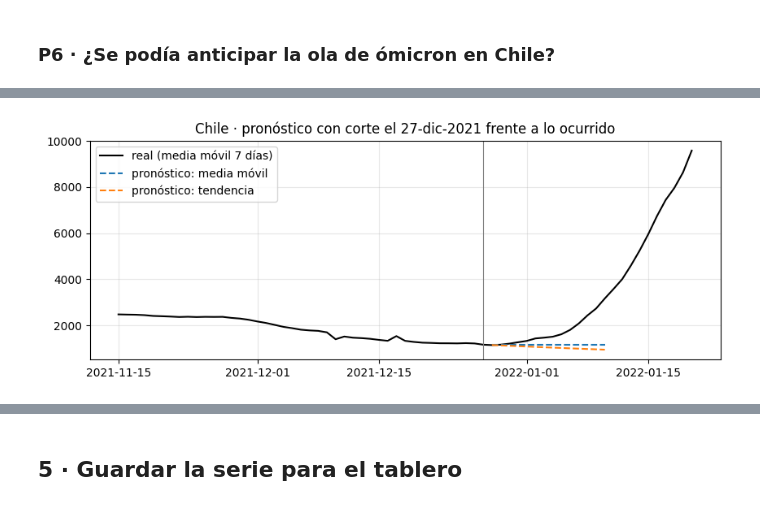
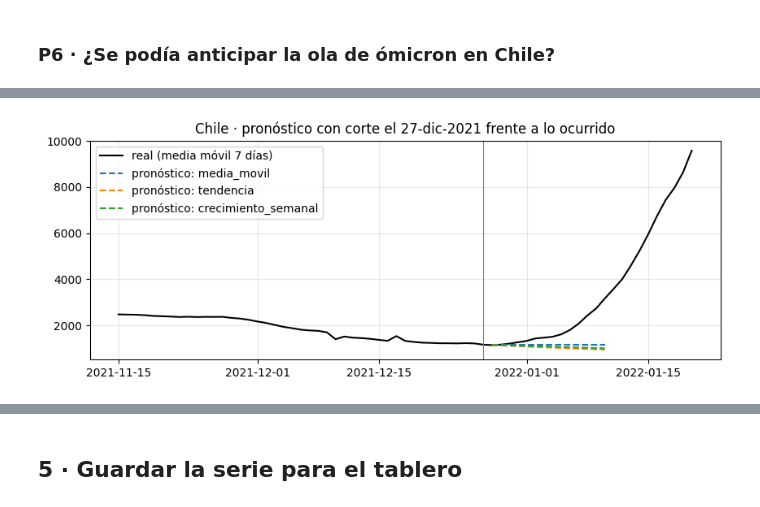
Before and after one commit to facuna-m/proyecto-gestion-datos-2026, a Jupyter notebook: notebooks/04_analisis_prediccion.ipynb, the cells around one changed output, grey strips where cells are left out. Cells and saved outputs as stored; diff of their text form; code cells hidden in the pictures.

Commit message:
Notebooks 04 a 07: alerta calibrada, tres modelos de pronóstico, fuentes externas, segmentación y protección de datos

```diff
--- a/notebooks/04_analisis_prediccion.ipynb
+++ b/notebooks/04_analisis_prediccion.ipynb
@@ -209,0 +243,6 @@ Episodios de alerta: 10 | falsas alarmas: 1
+# %%
+anticipacion, episodios, falsas = evaluar_alerta(historia, olas_chile)
+tabla_alerta = olas_chile[['inicio', 'fin', 'peak_incidencia_7d']].copy()
+tabla_alerta['dias_de_anticipacion'] = anticipacion
+print('Episodios de alerta:', episodios, '| falsas alarmas:', falsas)
+tabla_alerta
@@ -238,30 +287,37 @@ def pronosticar(territorio, fecha_corte, horizonte=14):
     fecha_corte = pd.Timestamp(fecha_corte)
     s = serie[(serie['territorio'] == territorio) & (serie['fecha'] <= fecha_corte)]   # solo el pasado
     mm7 = s['casos_mm7'].dropna()
+    dias = np.arange(1, horizonte + 1)
 
-    # Modelo base: repetir la última media móvil
-    base = [mm7.iloc[-1]] * horizonte
+    # 1. Media móvil: repetir el último promedio de 7 días
+    media_movil = np.repeat(mm7.iloc[-1], horizonte)
 
-    # Modelo de tendencia: recta sobre el log de las últimas 14 medias móviles
+    # 2. Tendencia: recta sobre el log de las últimas 14 medias móviles
     y = np.log(mm7.tail(14).clip(lower=1))
     x = np.arange(len(y))
     pendiente, intercepto = np.polyfit(x, y, 1)
-    futuro = np.arange(len(y), len(y) + horizonte)
-    tendencia = np.exp(intercepto + pendiente * futuro)
+    tendencia = np.exp(intercepto + pendiente * (len(y) - 1 + dias))
+
+    # 3. Crecimiento semanal: razón entre esta semana y la anterior, limitada a [0,5 ; 2]
+    r = np.clip(mm7.iloc[-1] / max(mm7.iloc[-8], 1), 0.5, 2.0)
+    crecimiento = mm7.iloc[-1] * r ** (dias / 7)
 
     fechas = pd.date_range(fecha_corte + pd.Timedelta(days=1), periods=horizonte)
-    return pd.DataFrame({'fecha': fechas, 'media_movil': np.round(base), 'tendencia': np.round(tendencia)})
+    return pd.DataFrame({'fecha': fechas, 'media_movil': np.round(media_movil),
+                         'tendencia': np.round(tendencia), 'crecimiento_semanal': np.round(crecimiento)})
 
+
+MODELOS = ['media_movil', 'tendencia', 'crecimiento_semanal']
 
 def comparar(territorio, fecha_corte, horizonte=14):
     p = pronosticar(territorio, fecha_corte, horizonte)
     real = serie[serie['territorio'] == territorio][['fecha', 'casos_mm7']].rename(columns={'casos_mm7': 'real'})
     p = p.merge(real, on='fecha', how='left')
     errores = {}
-    for modelo in ['media_movil', 'tendencia']:
+    for modelo in MODELOS:
         error = (p[modelo] - p['real']).abs()
         errores[modelo] = {'MAE': round(error.mean()), 'MAPE %': round((error / p['real'].clip(lower=1)).mean() * 100, 1)}
     return p, pd.DataFrame(errores).T
 
-pronosticar('Chile', '2021-12-20')
+pronosticar('Chile', '2021-12-27')
 # %% [output]
@@ -283,11 +339,11 @@ pronosticar('Chile', '2021-12-20')
 # %%
-# Backtesting: tres fechas de corte en Chile (subida, peak de ómicron y bajada)
-cortes = ['2021-03-15', '2021-12-27', '2022-02-15']
+# Backtesting: seis fechas de corte en Chile, en distintos momentos de las olas
+cortes = ['2020-06-01', '2021-03-15', '2021-06-15', '2021-12-27', '2022-02-15', '2022-06-01']
 filas = []
 for corte in cortes:
     _, err = comparar('Chile', corte)
     for modelo, fila in err.iterrows():
         filas.append({'fecha_corte': corte, 'modelo': modelo, 'MAE': fila['MAE'], 'MAPE %': fila['MAPE %']})
 backtest = pd.DataFrame(filas)
-backtest.pivot_table(index='fecha_corte', columns='modelo', values='MAPE %')
+backtest.pivot_table(index='fecha_corte', columns='modelo', values='MAPE %')[MODELOS]
 # %% [output]
@@ -453,7 +559,9 @@ peores[['pais', 'indice_calidad', 'causa_principal']]
 # %%
 ola_omicron = olas_chile[olas_chile['inicio'] >= '2021-12-01'].iloc[0]
 print('Inicio de la ola de ómicron (incidencia > 100):', ola_omicron['inicio'].date())
-print(anticipacion[anticipacion['inicio_ola'] == ola_omicron['inicio'].date()])
+print('Días de anticipación de la alerta:', tabla_alerta.loc[ola_omicron.name, 'dias_de_anticipacion'])
+primera = historia[(historia.index >= '2021-12-01') & historia]
+print('Primer día con alerta activa:', primera.index.min().date())
 
 p6, err6 = comparar('Chile', '2021-12-27')
 print(err6)
@@ -461,8 +569,8 @@ print(err6)
 fig, ax = plt.subplots(figsize=(10, 3.5))
 hist = serie[(serie['territorio'] == 'Chile') & (serie['fecha'] >= '2021-11-15') & (serie['fecha'] <= '2022-01-20')]
 ax.plot(hist['fecha'], hist['casos_mm7'], color='black', label='real (media móvil 7 días)')
-ax.plot(p6['fecha'], p6['media_movil'], linestyle='--', label='pronóstico: media móvil')
-ax.plot(p6['fecha'], p6['tendencia'], linestyle='--', label='pronóstico: tendencia')
+for modelo in MODELOS:
+    ax.plot(p6['fecha'], p6[modelo], linestyle='--', label=f'pronóstico: {modelo}')
 ax.axvline(pd.Timestamp('2021-12-27'), color='gray', linewidth=0.8)
 ax.set_title('Chile · pronóstico con corte el 27-dic-2021 frente a lo ocurrido')
 ax.legend()
@@ -478 +587 @@ tendencia    696.0    32.6
-[figure, old version]
+[figure, new version]
```
Also changed, not shown: parts of 26 cells of this notebook, 4 other files.
